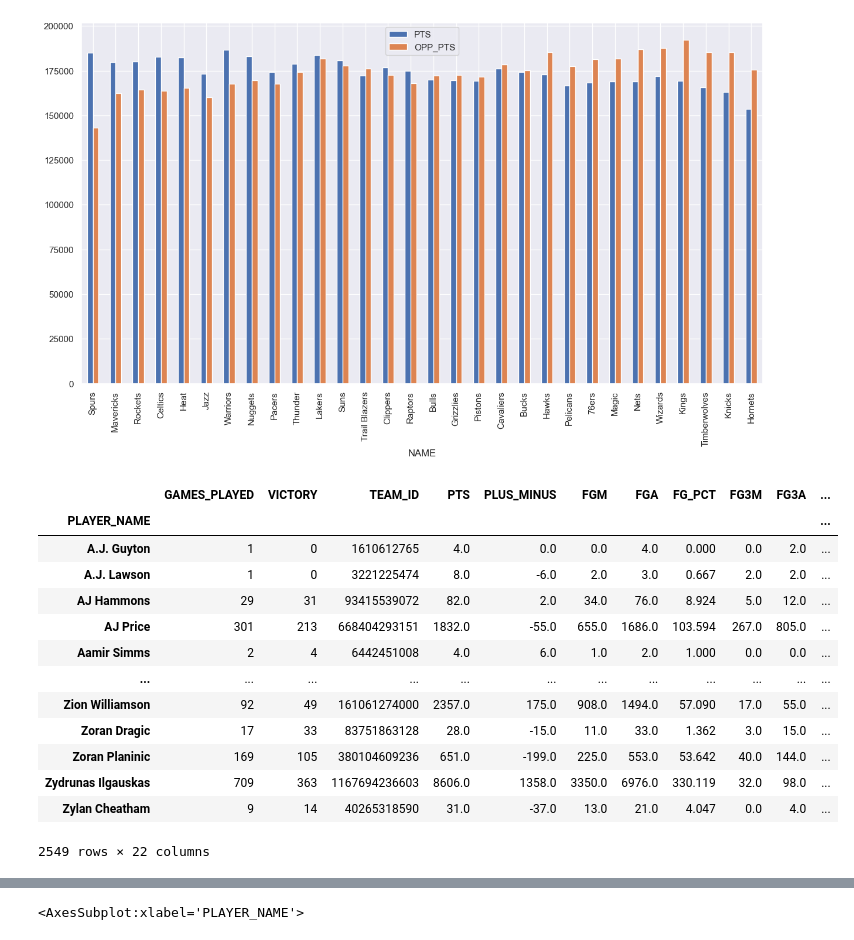
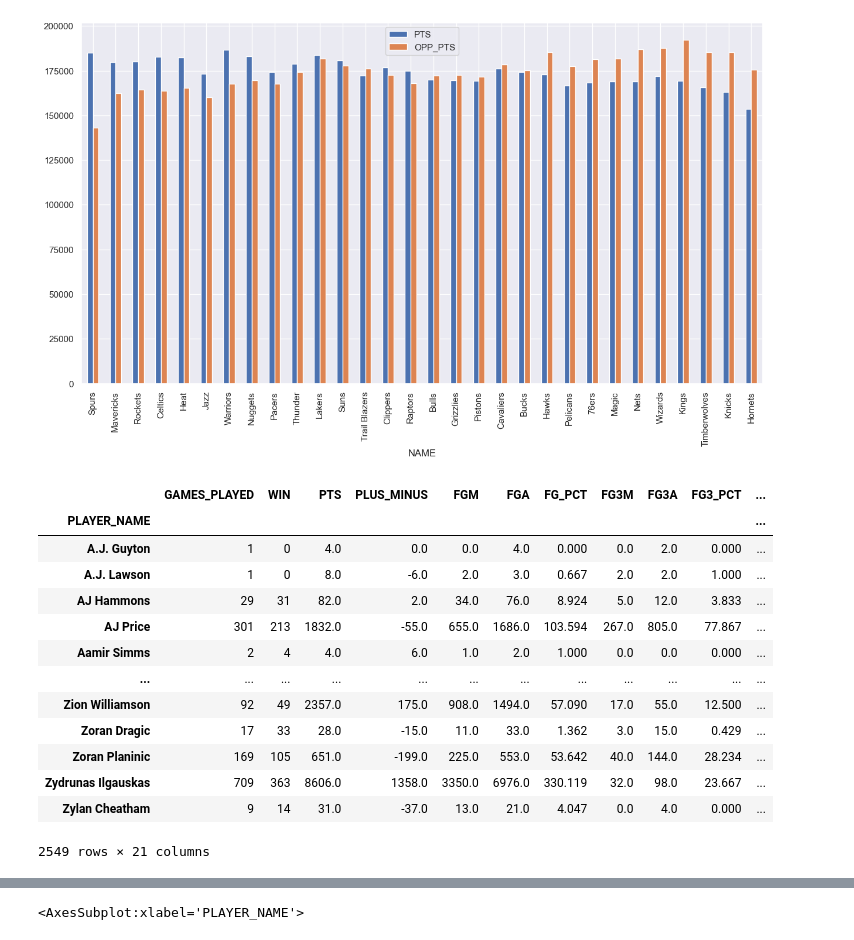
Before and after one commit to Minh-Thien-Bui/Datamine-Project, a Jupyter notebook: Basketball.ipynb, the cells around one changed output, grey strips where cells are left out. Drawn from its saved outputs; the diff is of its cells as text; code cells hidden in the pictures.

```diff
--- a/Basketball.ipynb
+++ b/Basketball.ipynb
@@ -108,10 +107,9 @@ gameDB
 25796 rows × 21 columns
 # %%
 if not os.path.exists("basketball.db"):
+    #Build Database
     conn = sqlite3.connect('basketball.db')
     c = conn.cursor()
-
-    #Build Database
 
     c.execute('''CREATE TABLE players
                 (player_name text, team_id int, player_id int, season int)''')
@@ -155,3 +153,12 @@ if not os.path.exists("basketball.db"):
                 games_details.player_id, games_details.player_name, game_wins.team_id AS winning_team
                 FROM games_details LEFT JOIN game_wins ON games_details.game_id = game_wins.game_id
                 AND games_details.team_id = game_wins.team_id''')
+
+    df_game_wins = pd.read_sql_query('''SELECT * FROM game_wins''', conn)
+    df_player_wins = pd.read_sql_query('''SELECT * FROM player_wins''', conn)
+
+else:
+    conn = sqlite3.connect('basketball.db')
+
+    df_game_wins = pd.read_sql_query('''SELECT * FROM game_wins''', conn)
+    df_player_wins = pd.read_sql_query('''SELECT * FROM player_wins''', conn)
@@ -312,7 +315,7 @@ Name: winning_team, Length: 646415, dtype: int32
 clean_league = NBA.drop(
     [
         'GAME_ID',
-        'PLAYER_ID',
+        #'PLAYER_ID',
         'PLUS_MINUS',
         'PTS'
     ],
@@ -320,9 +323,9 @@ clean_league = NBA.drop(
     axis = 1
 )
 
-clean_league.insert(loc = 7, column = 'PTS', value = NBA['PTS'])
-clean_league.insert(loc = 8, column = 'PLUS_MINUS', value = NBA['PLUS_MINUS'])
-clean_league.insert(loc = 0, column = 'VICTORY', value = victory)
+clean_league.insert(loc = 7, column = 'WIN', value = victory)
+clean_league.insert(loc = 8, column = 'PTS', value = NBA['PTS'])
+clean_league.insert(loc = 9, column = 'PLUS_MINUS', value = NBA['PLUS_MINUS'])
 
 clean_league
 # %% [output]
@@ -397,25 +400,26 @@ teams[['PTS', 'OPP_PTS']].plot(kind='bar', figsize=(15, 8))
 <AxesSubplot:xlabel='NAME'>
 [figure]
 # %%
-players = clean_league.groupby(['PLAYER_NAME'])
+players = clean_league.drop(columns = ['PLAYER_ID', 'TEAM_ID'])
+players = players.groupby(['PLAYER_NAME'])
 games_played = players['MIN'].count()
 
 playerSum = players.sum()
 playerSum.insert(loc = 0, column = 'GAMES_PLAYED', value = games_played)
 
 playerSum
 # %% [output]
-|  | GAMES_PLAYED | VICTORY | TEAM_ID | PTS | PLUS_MINUS | FGM | FGA | FG_PCT | FG3M | FG3A | ... |
+|  | GAMES_PLAYED | WIN | PTS | PLUS_MINUS | FGM | FGA | FG_PCT | FG3M | FG3A | FG3_PCT | ... |
 | PLAYER_NAME |  |  |  |  |  |  |  |  |  |  | ... |
-| A.J. Guyton | 1 | 0 | 1610612765 | 4.0 | 0.0 | 0.0 | 4.0 | 0.000 | 0.0 | 2.0 | ... |
-| A.J. Lawson | 1 | 0 | 3221225474 | 8.0 | -6.0 | 2.0 | 3.0 | 0.667 | 2.0 | 2.0 | ... |
-| AJ Hammons | 29 | 31 | 93415539072 | 82.0 | 2.0 | 34.0 | 76.0 | 8.924 | 5.0 | 12.0 | ... |
-| AJ Price | 301 | 213 | 668404293151 | 1832.0 | -55.0 | 655.0 | 1686.0 | 103.594 | 267.0 | 805.0 | ... |
-| Aamir Simms | 2 | 4 | 6442451008 | 4.0 | 6.0 | 1.0 | 2.0 | 1.000 | 0.0 | 0.0 | ... |
+| A.J. Guyton | 1 | 0 | 4.0 | 0.0 | 0.0 | 4.0 | 0.000 | 0.0 | 2.0 | 0.000 | ... |
+| A.J. Lawson | 1 | 0 | 8.0 | -6.0 | 2.0 | 3.0 | 0.667 | 2.0 | 2.0 | 1.000 | ... |
+| AJ Hammons | 29 | 31 | 82.0 | 2.0 | 34.0 | 76.0 | 8.924 | 5.0 | 12.0 | 3.833 | ... |
+| AJ Price | 301 | 213 | 1832.0 | -55.0 | 655.0 | 1686.0 | 103.594 | 267.0 | 805.0 | 77.867 | ... |
+| Aamir Simms | 2 | 4 | 4.0 | 6.0 | 1.0 | 2.0 | 1.000 | 0.0 | 0.0 | 0.000 | ... |
 | ... | ... | ... | ... | ... | ... | ... | ... | ... | ... | ... | ... |
-| Zion Williamson | 92 | 49 | 161061274000 | 2357.0 | 175.0 | 908.0 | 1494.0 | 57.090 | 17.0 | 55.0 | ... |
-| Zoran Dragic | 17 | 33 | 83751863128 | 28.0 | -15.0 | 11.0 | 33.0 | 1.362 | 3.0 | 15.0 | ... |
-| Zoran Planinic | 169 | 105 | 380104609236 | 651.0 | -199.0 | 225.0 | 553.0 | 53.642 | 40.0 | 144.0 | ... |
-| Zydrunas Ilgauskas | 709 | 363 | 1167694236603 | 8606.0 | 1358.0 | 3350.0 | 6976.0 | 330.119 | 32.0 | 98.0 | ... |
-| Zylan Cheatham | 9 | 14 | 40265318590 | 31.0 | -37.0 | 13.0 | 21.0 | 4.047 | 0.0 | 4.0 | ... |
+| Zion Williamson | 92 | 49 | 2357.0 | 175.0 | 908.0 | 1494.0 | 57.090 | 17.0 | 55.0 | 12.500 | ... |
+| Zoran Dragic | 17 | 33 | 28.0 | -15.0 | 11.0 | 33.0 | 1.362 | 3.0 | 15.0 | 0.429 | ... |
+| Zoran Planinic | 169 | 105 | 651.0 | -199.0 | 225.0 | 553.0 | 53.642 | 40.0 | 144.0 | 28.234 | ... |
+| Zydrunas Ilgauskas | 709 | 363 | 8606.0 | 1358.0 | 3350.0 | 6976.0 | 330.119 | 32.0 | 98.0 | 23.667 | ... |
+| Zylan Cheatham | 9 | 14 | 31.0 | -37.0 | 13.0 | 21.0 | 4.047 | 0.0 | 4.0 | 0.000 | ... |
-2549 rows × 22 columns
+2549 rows × 21 columns
```
Also changed, not shown: parts of 23 cells of this notebook.
